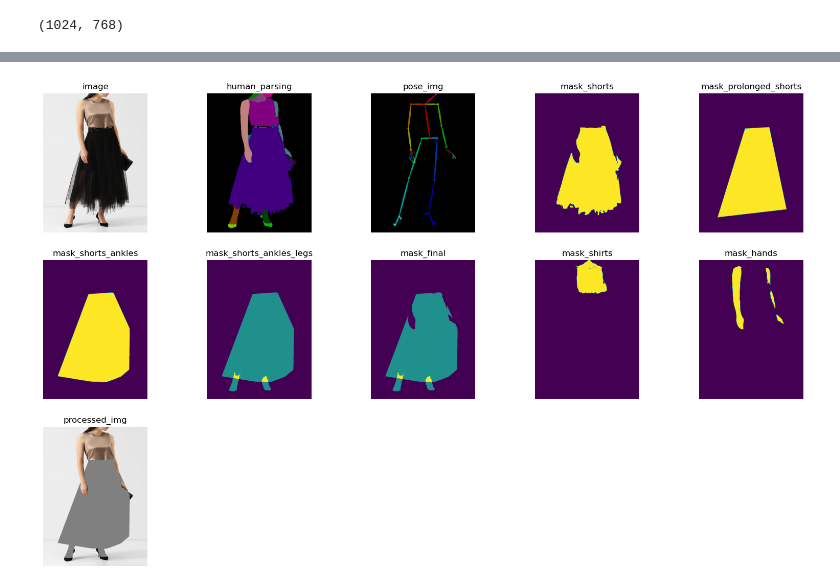
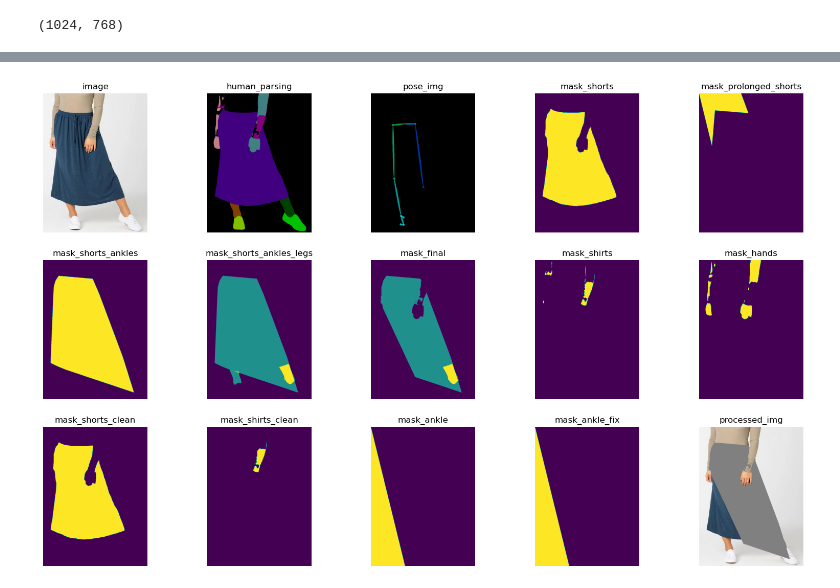
Before and after one commit to mShaldzhiyan/test_task_big, a Jupyter notebook: main.ipynb, the cells around one changed output, grey strips where cells are left out. Drawn from its saved outputs; the diff is of its cells as text; code cells hidden in the pictures.

```diff
--- a/main.ipynb
+++ b/main.ipynb
@@ -263,7 +269,11 @@ df['mask_shorts_ankles_legs'] = df.mask_shorts_ankles + df.mask_legs
 # %%
 df.mask_shirts = df.mask_shirts.apply(lambda x: x.astype(np.bool_))
 df.mask_hands = df.mask_hands.apply(lambda x: x.astype(np.bool_))
+# df.mask_ankle = df.mask_ankle.apply(lambda x: x.astype(np.bool_))
+df.mask_ankle_anchors = df.mask_ankle_anchors.apply(lambda x: x.astype(np.bool_))
 
-df['mask_final'] = df.mask_shorts_ankles_legs *~ df.mask_shirts *~ df.mask_hands
+
+# df['mask_final'] = df.mask_shorts_ankles_legs *~ df.mask_shirts *~ df.mask_hands
+df['mask_final'] = df.mask_shorts_ankles_legs *~ df.mask_shirts_clean *~ df.mask_hands *~ df.mask_ankle_anchors
 # %%
 def get_by_id(df, id):
@@ -280,6 +285,6 @@ imshow(df.image[0])
 # %%
 tqdm._instances.clear()
 images = df['image'].tolist()
-images = [copy.deepcopy(arr) for arr in images]
+images = [copy.deepcopy(arr) for arr in tqdm(images)]
 processed_img = [apply_mask(a, b) for a, b in tqdm(zip(images, df['mask_final']))]
 df['processed_img'] = processed_img
@@ -293,7 +297,7 @@ imshow(df.image[0])
 SAVE_PROCESSED = True
 if SAVE_PROCESSED:
     for i, img in tqdm(enumerate(processed_img)):
-        img.save('C:/code/python/test_task_big/preprocessed_10/' + df.ids[i] + '.jpg')
+        img.save('C:/code/python/test_task_big/preprocessed_11/' + df.ids[i] + '.jpg')
 # %%
 def show_images_df(df, cols, index, cols_per_row=5, save=False):
     try:
@@ -304,9 +308,9 @@ def show_images_df(df, cols, index, cols_per_row=5, save=False):
             row = i // cols_per_row
             col_index = i % cols_per_row
             image = df.loc[index, col]
-            if not image:
-                print(f'no {col} image for index {index}')
-                continue
+            # if not image:
+            #     print(f'no {col} image for index {index}')
+            #     continue
             if num_rows == 1:
                 axes[col_index].set_title(col)
                 axes[col_index].imshow(image)
@@ -332,5 +336,5 @@ def show_images_df(df, cols, index, cols_per_row=5, save=False):
         else:
             plt.show()
     except Exception as e:
-        # plt.close()
+        plt.close()
         print(e)
@@ -355,5 +370,5 @@ Index(['image', 'human_parsing', 'pose_img', 'pose_json', 'ids',
 # %%
-img_cols = ['image', 'human_parsing', 'pose_img', 'mask_shorts', 'mask_prolonged_shorts', 'mask_shorts_ankles', 'mask_shorts_ankles_legs', 'mask_final', 'mask_shirts','mask_hands', 'processed_img']
-show_images_df(df, img_cols, 8)
+img_cols = ['image', 'human_parsing', 'pose_img', 'mask_shorts', 'mask_prolonged_shorts', 'mask_shorts_ankles', 'mask_shorts_ankles_legs', 'mask_final', 'mask_shirts','mask_hands', 'mask_shorts_clean', 'mask_shirts_clean', 'mask_ankle', 'mask_ankle_fix', 'processed_img']
+show_images_df(df, img_cols, 238)
 # %% [output]
-[figure, old version]
+[figure, new version]
```
Also changed, not shown: parts of 21 cells of this notebook, 1 other file.
